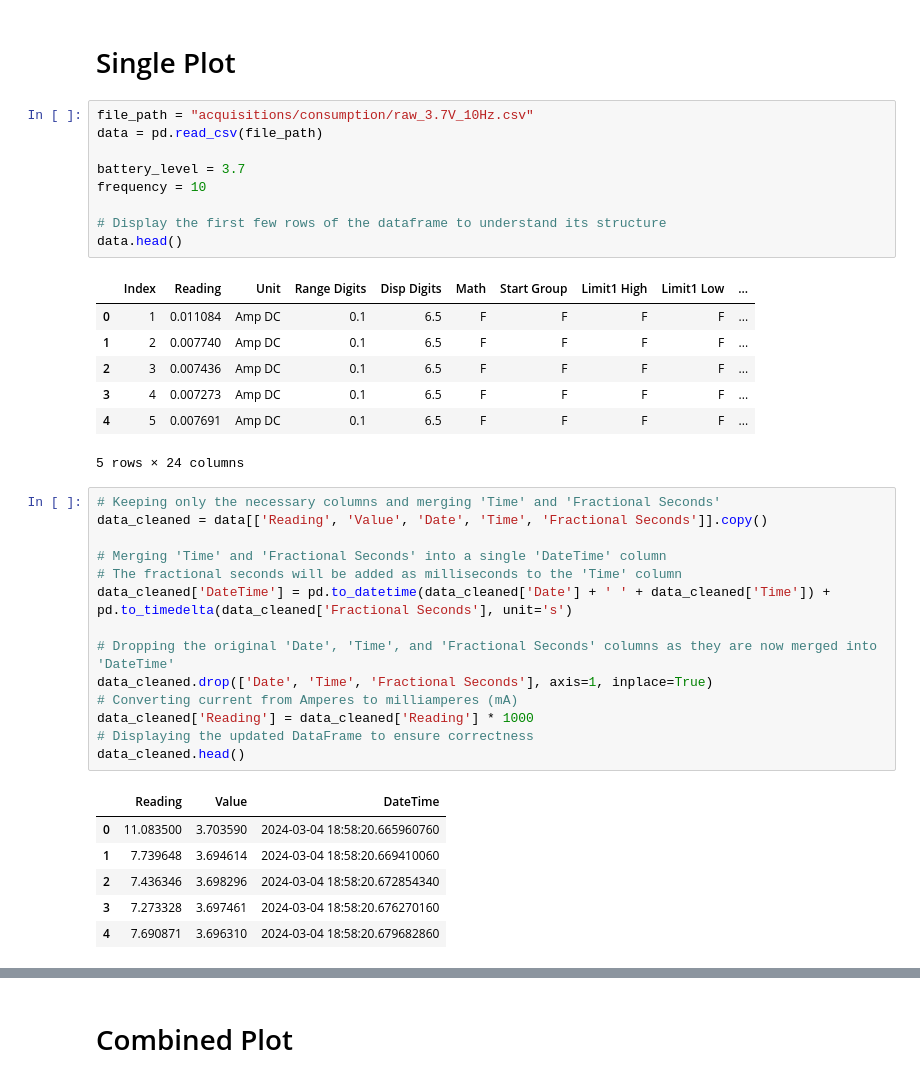
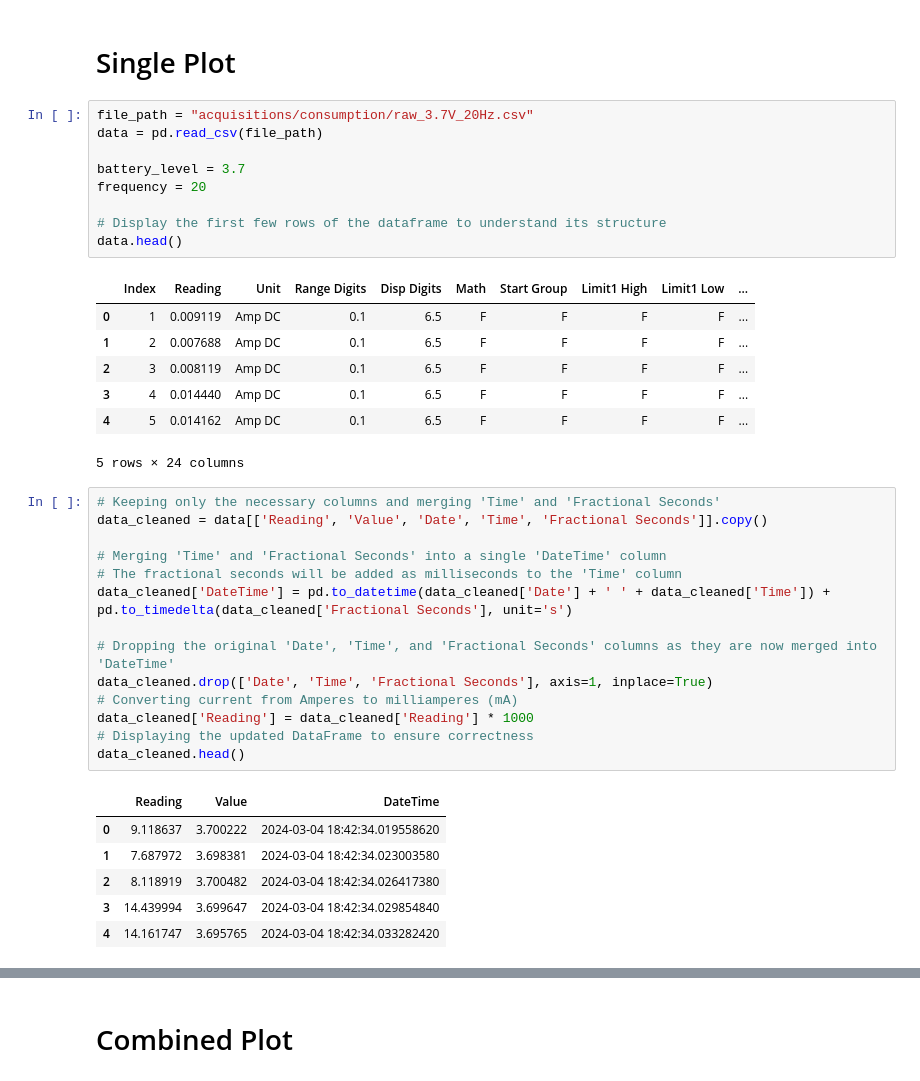
Before and after one commit to PeriniM/SmartApple-Thesis, a Jupyter notebook: data-analysis/nicla_consumption.ipynb, the cells around one changed output, grey strips where cells are left out. Cells and saved outputs as stored; diff of their text form.

```diff
--- a/data-analysis/nicla_consumption.ipynb
+++ b/data-analysis/nicla_consumption.ipynb
@@ -7,21 +7,21 @@ sns.set_theme(style="darkgrid")
 # %% [markdown]
 # Single Plot
 # %%
-file_path = "acquisitions/consumption/raw_3.7V_10Hz.csv"
+file_path = "acquisitions/consumption/raw_3.7V_20Hz.csv"
 data = pd.read_csv(file_path)
 
 battery_level = 3.7
-frequency = 10
+frequency = 20
 
 # Display the first few rows of the dataframe to understand its structure
 data.head()
 # %% [output]
 |  | Index | Reading | Unit | Range Digits | Disp Digits | Math | Start Group | Limit1 High | Limit1 Low | ... |
-| 0 | 1 | 0.011084 | Amp DC | 0.1 | 6.5 | F | F | F | F | ... |
-| 1 | 2 | 0.007740 | Amp DC | 0.1 | 6.5 | F | F | F | F | ... |
-| 2 | 3 | 0.007436 | Amp DC | 0.1 | 6.5 | F | F | F | F | ... |
-| 3 | 4 | 0.007273 | Amp DC | 0.1 | 6.5 | F | F | F | F | ... |
-| 4 | 5 | 0.007691 | Amp DC | 0.1 | 6.5 | F | F | F | F | ... |
+| 0 | 1 | 0.009119 | Amp DC | 0.1 | 6.5 | F | F | F | F | ... |
+| 1 | 2 | 0.007688 | Amp DC | 0.1 | 6.5 | F | F | F | F | ... |
+| 2 | 3 | 0.008119 | Amp DC | 0.1 | 6.5 | F | F | F | F | ... |
+| 3 | 4 | 0.014440 | Amp DC | 0.1 | 6.5 | F | F | F | F | ... |
+| 4 | 5 | 0.014162 | Amp DC | 0.1 | 6.5 | F | F | F | F | ... |
 5 rows × 24 columns
 # %%
 # Keeping only the necessary columns and merging 'Time' and 'Fractional Seconds'
@@ -39,11 +39,11 @@ data_cleaned['Reading'] = data_cleaned['Reading'] * 1000
 data_cleaned.head()
 # %% [output]
 |  | Reading | Value | DateTime |
-| 0 | 11.083500 | 3.703590 | 2024-03-04 18:58:20.665960760 |
-| 1 | 7.739648 | 3.694614 | 2024-03-04 18:58:20.669410060 |
-| 2 | 7.436346 | 3.698296 | 2024-03-04 18:58:20.672854340 |
-| 3 | 7.273328 | 3.697461 | 2024-03-04 18:58:20.676270160 |
-| 4 | 7.690871 | 3.696310 | 2024-03-04 18:58:20.679682860 |
+| 0 | 9.118637 | 3.700222 | 2024-03-04 18:42:34.019558620 |
+| 1 | 7.687972 | 3.698381 | 2024-03-04 18:42:34.023003580 |
+| 2 | 8.118919 | 3.700482 | 2024-03-04 18:42:34.026417380 |
+| 3 | 14.439994 | 3.699647 | 2024-03-04 18:42:34.029854840 |
+| 4 | 14.161747 | 3.695765 | 2024-03-04 18:42:34.033282420 |
 # %%
 # Calculating a sliding window average (rolling mean) with a window size of 10
 window_size = 2000
```
Also changed, not shown: parts of 8 cells of this notebook, 1 other file.
